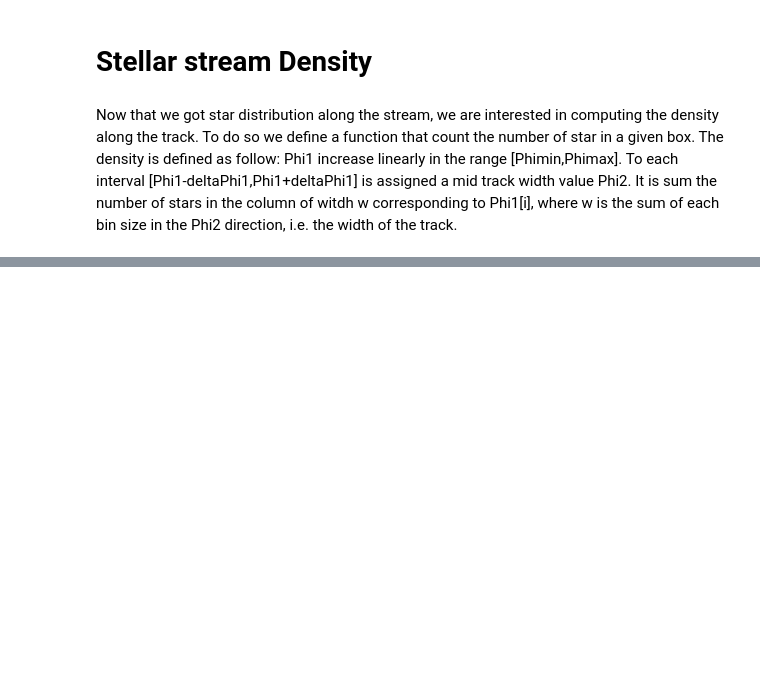
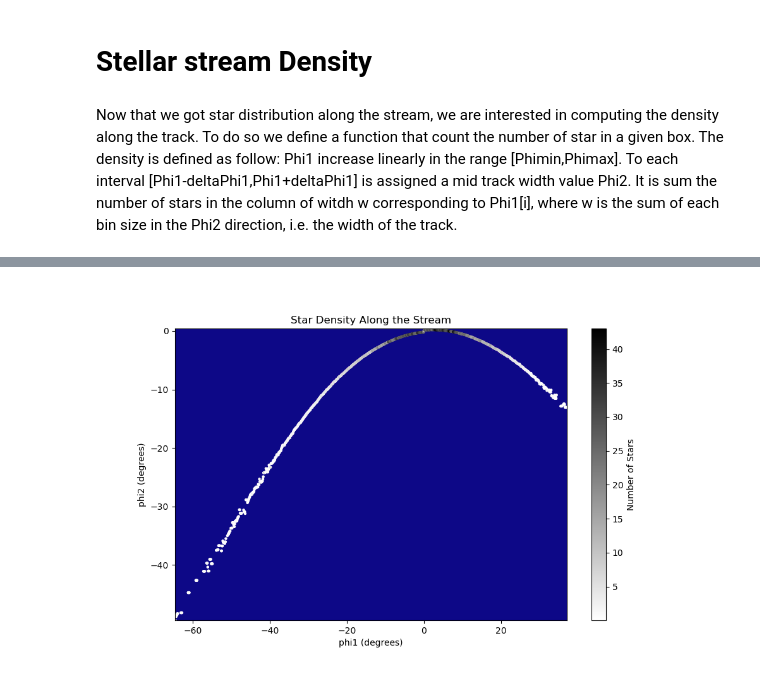
Before and after one commit to LSSTDESC/stream_sim, a Jupyter notebook: notebooks/stream_sim_galpy.ipynb, the cells around one changed output, grey strips where cells are left out. Cells and saved outputs as stored; diff of their text form; code cells hidden in the pictures; blank space fills up the shorter version.

```diff
--- a/notebooks/stream_sim_galpy.ipynb
+++ b/notebooks/stream_sim_galpy.ipynb
@@ -629,0 +580,13 @@ Length = 100 rows
+# %%
+# Plot the density in the frame (scatter plot of phi1, phi2 values)
+plt.figure(figsize=(10, 6))
+plt.hist2d(stream_phi12.T[0], stream_phi12.T[1], bins=[1000, 1000], cmap='plasma')
+plt.scatter(stream_erkal['phi1'], stream_erkal['phi2'], c=stream_erkal['nstars'], cmap='gist_yarg', s=5)
+plt.colorbar(label='Number of Stars')
+plt.xlabel('phi1 (degrees)')
+plt.ylabel('phi2 (degrees)')
+plt.title('Star Density Along the Stream')
+# plt.grid(True)
+plt.show()
+# %% [output]
+[figure, added]
```
Also changed, not shown: parts of 13 cells of this notebook, 12 other files.
